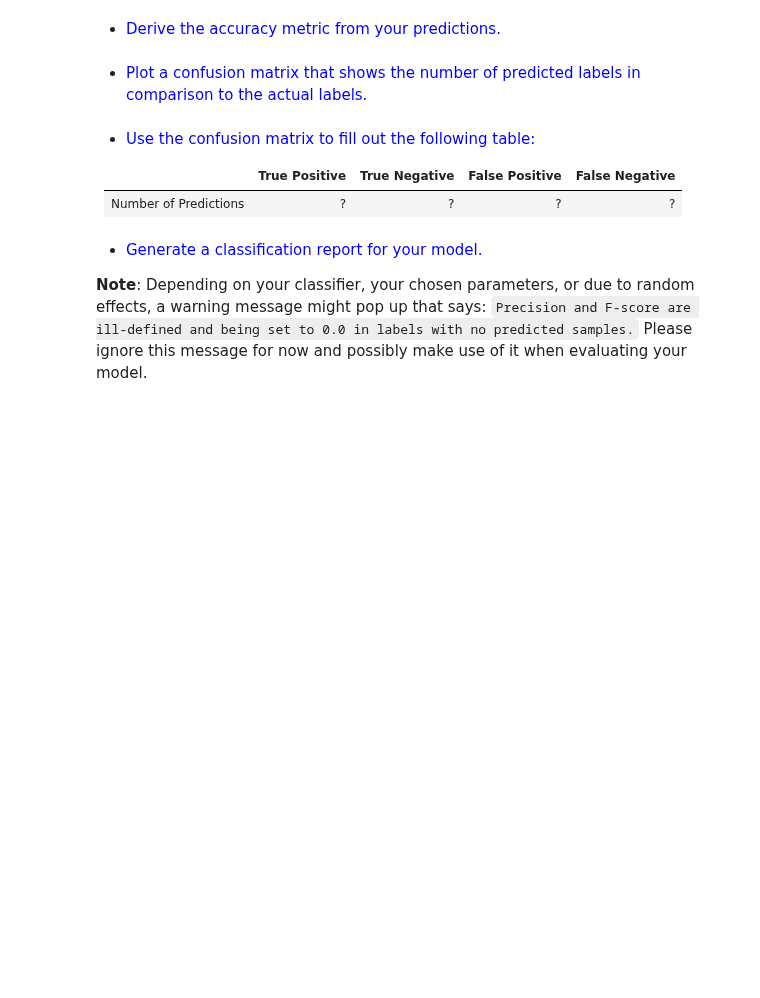
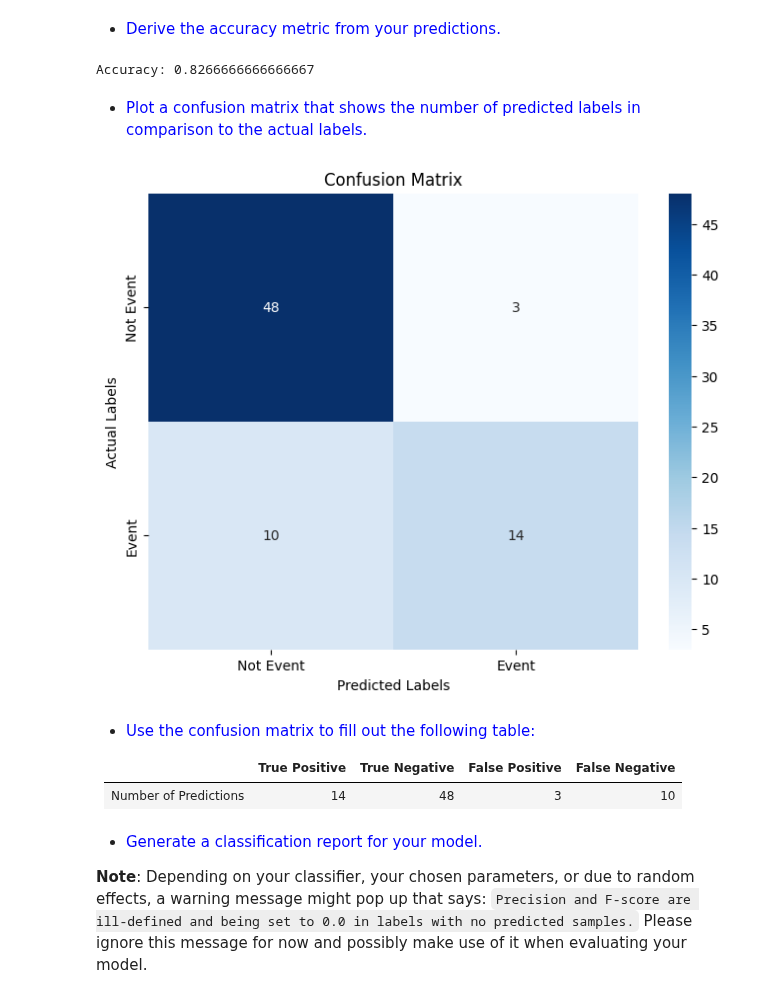
Before and after one commit to muazzamaqeel/DeepLearning, a Jupyter notebook: University_Work/Group-Work/Machine_Learning/DL4CV_NB/03c_ML_101_P1_Ex.ipynb, the cells around one changed output. Cells and saved outputs as stored; diff of their text form; code cells hidden in the pictures; blank space fills up the shorter version.

```diff
--- a/University_Work/Group-Work/Machine_Learning/DL4CV_NB/03c_ML_101_P1_Ex.ipynb
+++ b/University_Work/Group-Work/Machine_Learning/DL4CV_NB/03c_ML_101_P1_Ex.ipynb
@@ -65,0 +92,11 @@ In regards to cleaning the data, there is not much left to do for you, except fo
+# %%
+# Your solution goes here:
+X = heart_failure_data.drop(columns=['DEATH_EVENT'])
+y = heart_failure_data['DEATH_EVENT']
+# Spliting  the data
+X_train, X_test, y_train, y_test = train_test_split(X, y, test_size=0.25, random_state=42, stratify=y)
+# Checking the distribution of DEATH_EVENT in training and testing sets
+print("Training set DEATH_EVENT distribution:")
+print(y_train.value_counts(normalize=True))
+print("\nTesting set DEATH_EVENT distribution:")
+print(y_test.value_counts(normalize=True))
@@ -73,0 +121,5 @@ In regards to cleaning the data, there is not much left to do for you, except fo
+# %%
+# Your solution goes here:
+logistic_regression_model = LogisticRegression(random_state=42)
+logistic_regression_model = LogisticRegression(C=1.0, max_iter=100, random_state=42)
+logistic_regression_model.fit(X_train, y_train)
@@ -75,3 +129,4 @@ In regards to cleaning the data, there is not much left to do for you, except fo
 * <div style="color:blue">Train the model, using your training data.</div>
 # %%
 # Your solution goes here:
+logistic_regression_model.fit(X_train, y_train)
@@ -82,6 +137,14 @@ In regards to cleaning the data, there is not much left to do for you, except fo
+# %%
+# Your solution goes here:
+# Use the trained model to make predictions on the test set
+predictions = logistic_regression_model.predict(X_test)
 # %% [markdown]
 * <div style="color:blue">Derive the accuracy metric from your predictions.</div>
 # %%
 # Your solution goes here:
+accuracy = accuracy_score(y_test, predictions)
+print("Accuracy:", accuracy)
+# %% [output]
+Accuracy: 0.8266666666666667
 # %% [markdown]
 * <div style="color:blue">Plot a confusion matrix that shows the number of predicted labels in comparison to the actual labels.</div>
@@ -90,9 +151,22 @@ In regards to cleaning the data, there is not much left to do for you, except fo
+# %%
+# Your solution goes here:
+conf_matrix = confusion_matrix(y_test, predictions)
+plt.figure(figsize=(8, 6))
+sns.heatmap(conf_matrix, annot=True, fmt="d", cmap="Blues",
+            xticklabels=['Not Event', 'Event'],
+            yticklabels=['Not Event', 'Event'])
+plt.xlabel('Predicted Labels')
+plt.ylabel('Actual Labels')
+plt.title('Confusion Matrix')
+plt.show()
+# %% [output]
+[figure, added]
 # %% [markdown]
 * <div style="color:blue">Use the confusion matrix to fill out the following table:</div>
 
 ||**True Positive**|**True Negative**|**False Positive**|**False Negative**|
 |-|:-:|:-:|:-:|:-:|
-|Number of Predictions|?|?|?|?|
+|Number of Predictions|14|48|3|10|
 # %% [markdown]
 * <div style="color:blue">Generate a classification report for your model.</div>
 
```
Also changed, not shown: parts of 19 cells of this notebook, 1 other file.
